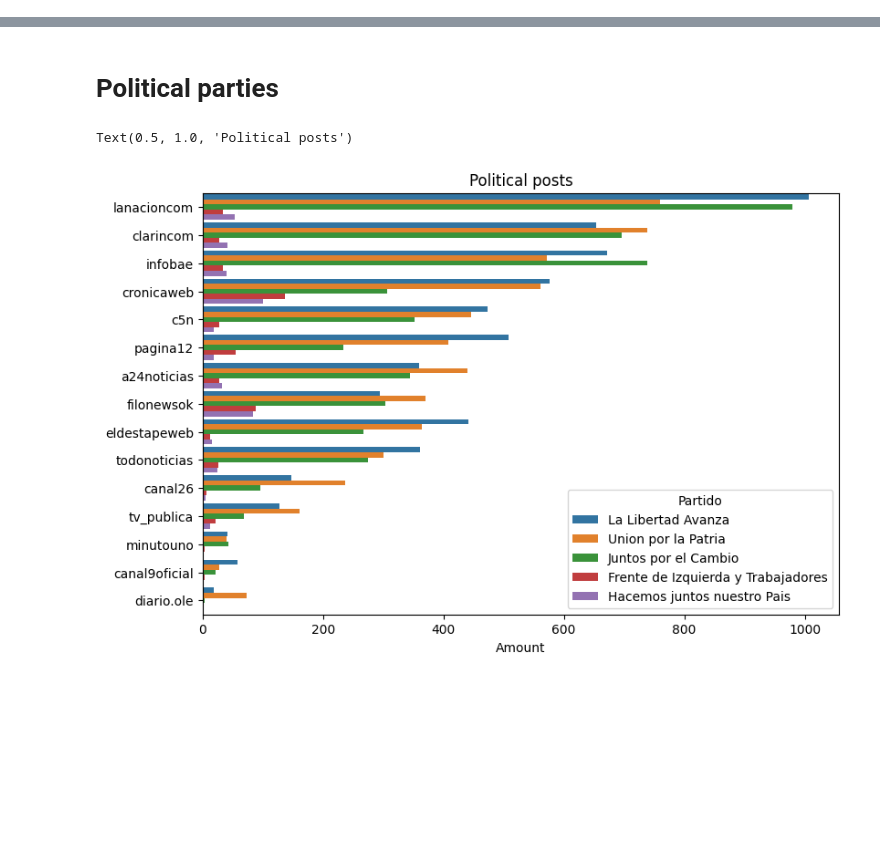
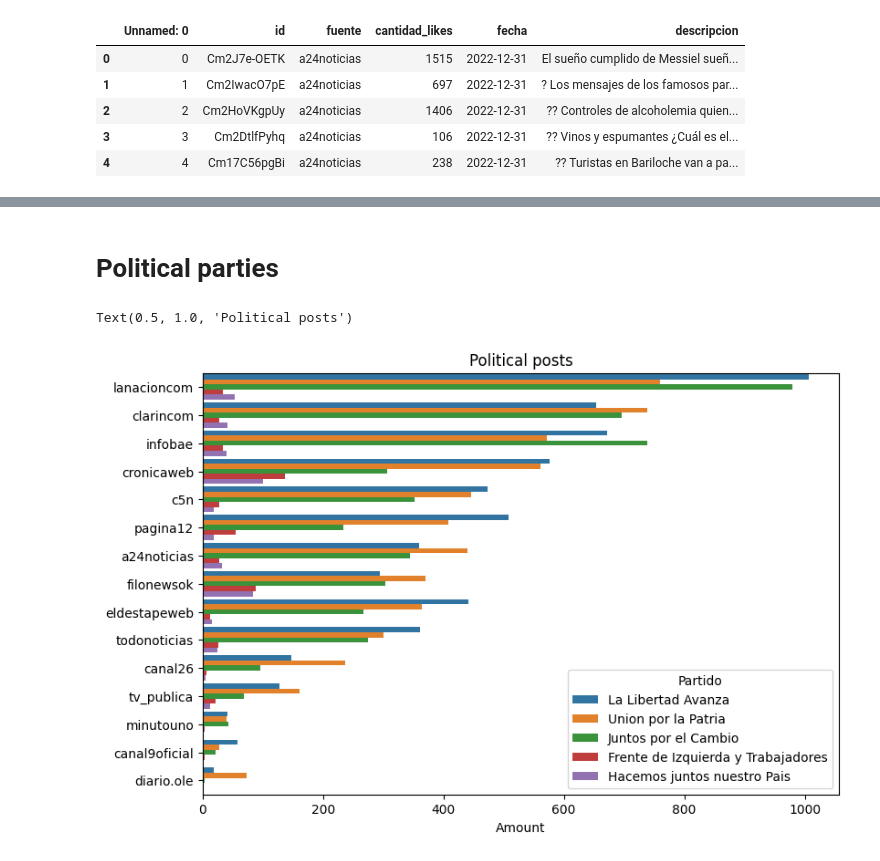
Before and after one commit to 0sc4rL0pez/elecciones2023-arg, a Jupyter notebook: Elecciones + IA/analisis_exploratorio/plotting.ipynb, the cells around one changed output, grey strips where cells are left out. Saved outputs shown, nothing was run; the diff lists cells and outputs as text; code cells hidden in the pictures; blank space fills up the shorter version.

```diff
--- a/Elecciones + IA/analisis_exploratorio/plotting.ipynb
+++ b/Elecciones + IA/analisis_exploratorio/plotting.ipynb
@@ -14,0 +59,9 @@ os.chdir(home_path)
+# %%
+raw_posts.head()
+# %% [output]
+|  | Unnamed: 0 | id | fuente | cantidad_likes | fecha | descripcion |
+| 0 | 0 | Cm2J7e-OETK | a24noticias | 1515 | 2022-12-31 | El sueño cumplido de Messiel sueñ... |
+| 1 | 1 | Cm2IwacO7pE | a24noticias | 697 | 2022-12-31 | ? Los mensajes de los famosos par... |
+| 2 | 2 | Cm2HoVKgpUy | a24noticias | 1406 | 2022-12-31 | ?? Controles de alcoholemia quien... |
+| 3 | 3 | Cm2DtlfPyhq | a24noticias | 106 | 2022-12-31 | ?? Vinos y espumantes ¿Cuál es el... |
+| 4 | 4 | Cm17C56pgBi | a24noticias | 238 | 2022-12-31 | ?? Turistas en Bariloche van a pa... |
```
Also changed, not shown: parts of 10 cells of this notebook, 1 other file.
